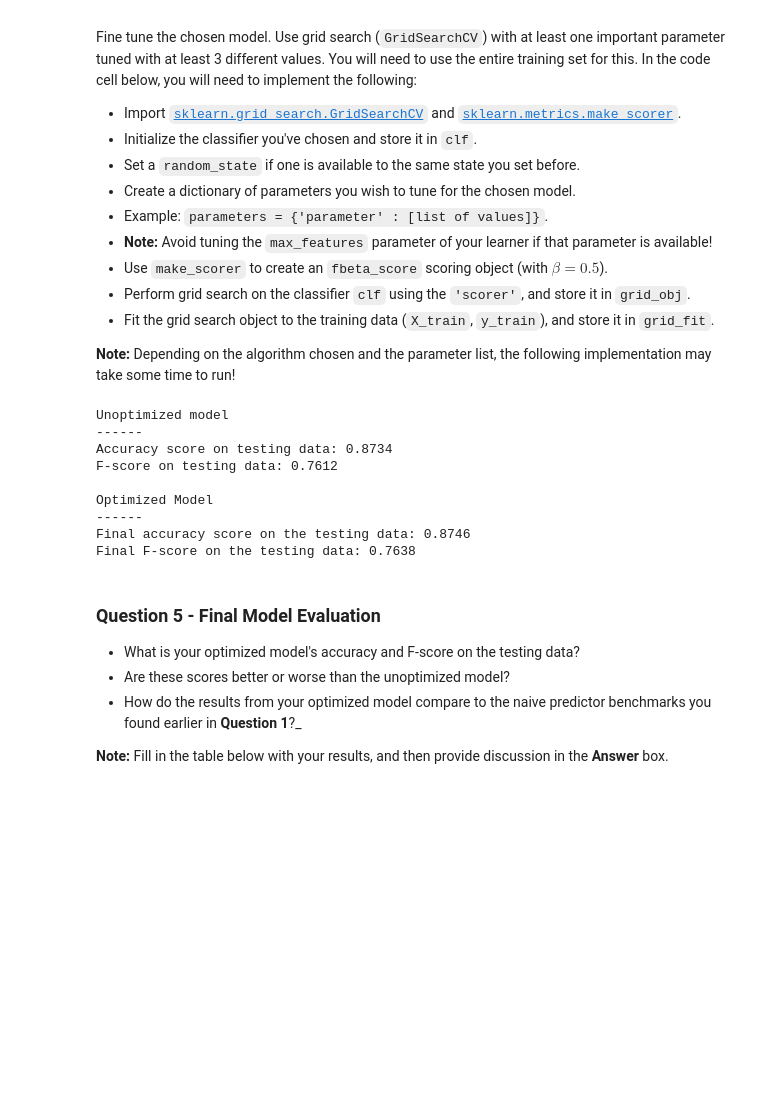
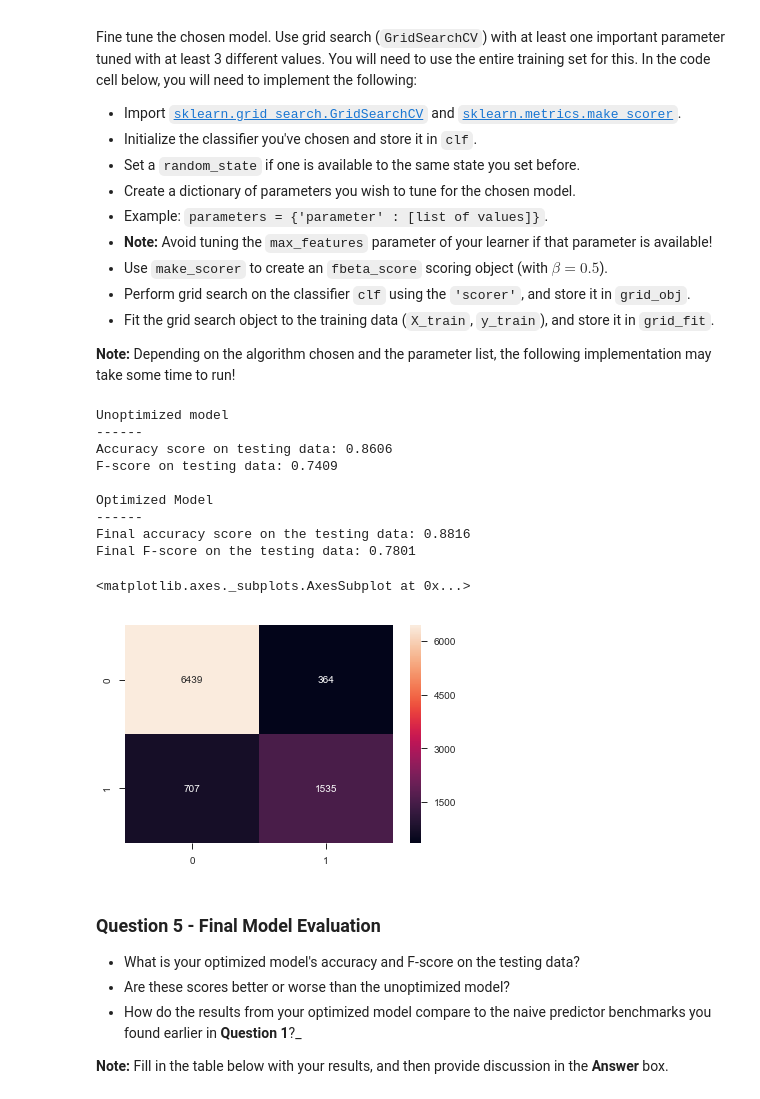
Before and after one commit to AlishaOne/finding_donors, a Jupyter notebook: finding_donors.ipynb, the cells around one changed output. Saved outputs shown, nothing was run; the diff lists cells and outputs as text; code cells hidden in the pictures; blank space fills up the shorter version.

```diff
--- a/finding_donors.ipynb
+++ b/finding_donors.ipynb
@@ -494,55 +539,63 @@ Fine tune the chosen model. Use grid search (`GridSearchCV`) with at least one i
 **Note:** Depending on the algorithm chosen and the parameter list, the following implementation may take some time to run!
 # %%
 # TODO: Import 'GridSearchCV', 'make_scorer', and any other necessary libraries
-from sklearn.grid_search import GridSearchCV
+from sklearn.model_selection import GridSearchCV
 from sklearn.metrics import make_scorer
 from xgboost import XGBClassifier
+from sklearn.model_selection import StratifiedShuffleSplit
 
 # TODO: Initialize the classifier
-#ind_params = {'learning_rate': 0.1, 'n_estimators': 1000, 'seed':0, 'subsample': 0.8, 'colsample_bytree': 0.8,
-             #'objective': 'binary:logistic'}
-ind_params = {'n_estimators': 1000, 'seed':0, 'colsample_bytree': 0.8,
-             'objective': 'binary:logistic', 'max_depth': 3, 'min_child_weight': 1}
+ind_params = { 'seed':0, 'colsample_bytree': 0.8, 'objective': 'binary:logistic', 'min_child_weight': 1}
 clf = XGBClassifier(**ind_params)
 
 # TODO: Create the parameters list you wish to tune, using a dictionary if needed.
 # HINT: parameters = {'parameter_1': [value1, value2], 'parameter_2': [value1, value2]}
-#cv_params = {'max_depth': [3,5,7], 'min_child_weight': [1,3,5]}
-cv_params = {'learning_rate': [0.1, 0.01], 'subsample': [0.7,0.8,0.9]}
+cv_params = {'max_depth': [3,5,7],'learning_rate': [0.1, 0.01],'n_estimators':[10,100,1000]}
 
 # TODO: Make an fbeta_score scoring object using make_scorer()
 scorer = make_scorer(fbeta_score, beta = 0.5)
 
+#As for unbalanced dataset, make sure the labels are evenly split between the validation sets(Reviewer's note)
+cv = StratifiedShuffleSplit(n_splits = 5, test_size = 0.2, random_state = 0)
+
 # TODO: Perform grid search on the classifier using 'scorer' as the scoring method using GridSearchCV()
-grid_obj = GridSearchCV(estimator = clf,param_grid = cv_params, scoring = scorer)
+grid_obj = GridSearchCV(estimator = clf,param_grid = cv_params, scoring = scorer, cv = cv)
 
 # TODO: Fit the grid search object to the training data and find the optimal parameters using fit()
-grid_fit = grid_obj.fit(X_train, y_train)
+grid_fit = grid_obj.fit(features_final, income)
 
 # Get the estimator
 best_clf = grid_fit.best_estimator_
 
 # Make predictions using the unoptimized and model
 predictions = (clf.fit(X_train, y_train)).predict(X_test)
 best_predictions = best_clf.predict(X_test)
 
 # Report the before-and-afterscores
 print "Unoptimized model\n------"
 print "Accuracy score on testing data: {:.4f}".format(accuracy_score(y_test, predictions))
 print "F-score on testing data: {:.4f}".format(fbeta_score(y_test, predictions, beta = 0.5))
 print "\nOptimized Model\n------"
 print "Final accuracy score on the testing data: {:.4f}".format(accuracy_score(y_test, best_predictions))
 print "Final F-score on the testing data: {:.4f}".format(fbeta_score(y_test, best_predictions, beta = 0.5))
+
+#Exam the final confusion matrix
+from sklearn.metrics import confusion_matrix
+import seaborn as sns
+%matplotlib inline
+sns.heatmap(confusion_matrix(y_test, best_predictions),annot = True, fmt = '')
 # %% [output]
 Unoptimized model
 ------
-Accuracy score on testing data: 0.8734
-F-score on testing data: 0.7612
+Accuracy score on testing data: 0.8606
+F-score on testing data: 0.7409
 
 Optimized Model
 ------
-Final accuracy score on the testing data: 0.8746
-Final F-score on the testing data: 0.7638
+Final accuracy score on the testing data: 0.8816
+Final F-score on the testing data: 0.7801
+<matplotlib.axes._subplots.AxesSubplot at 0x...>
+[figure, added]
 # %% [markdown]
 ### Question 5 - Final Model Evaluation
 
```
Also changed, not shown: parts of 13 cells of this notebook, 1 other file.
